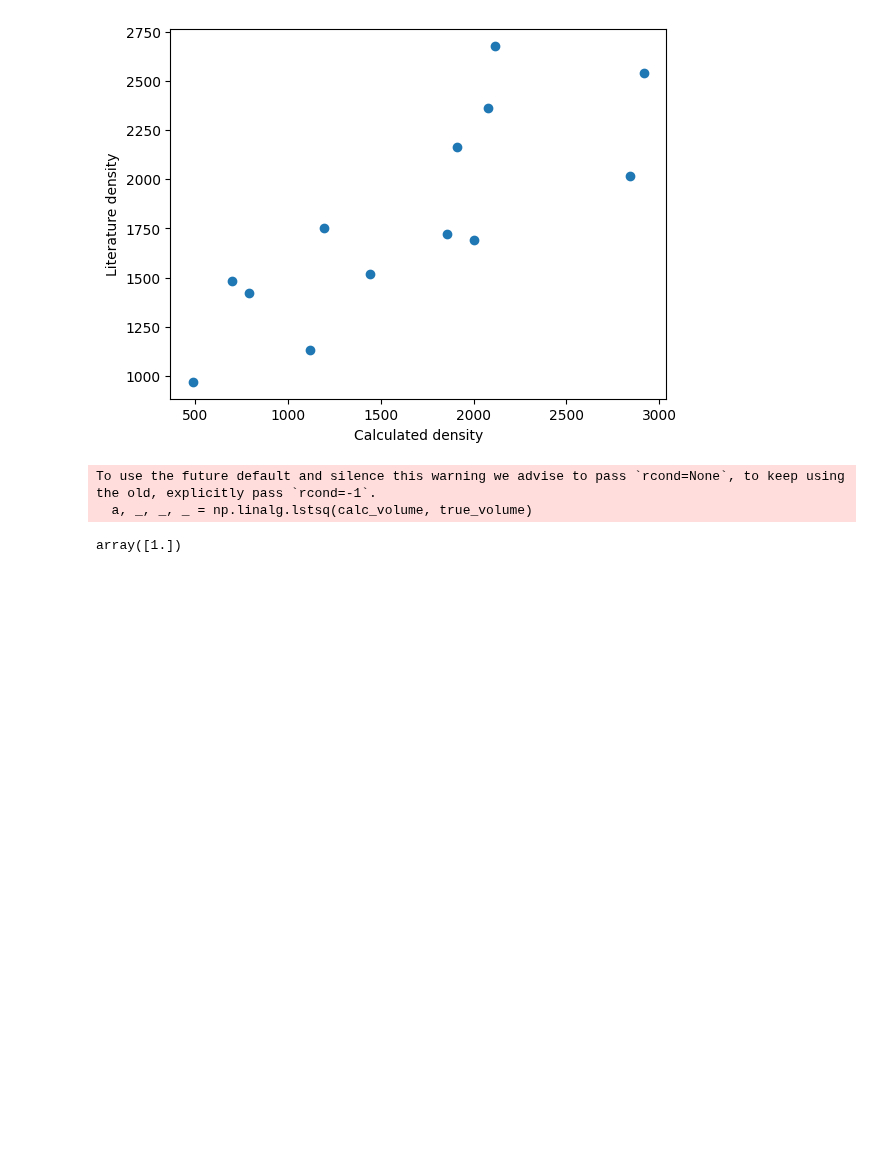
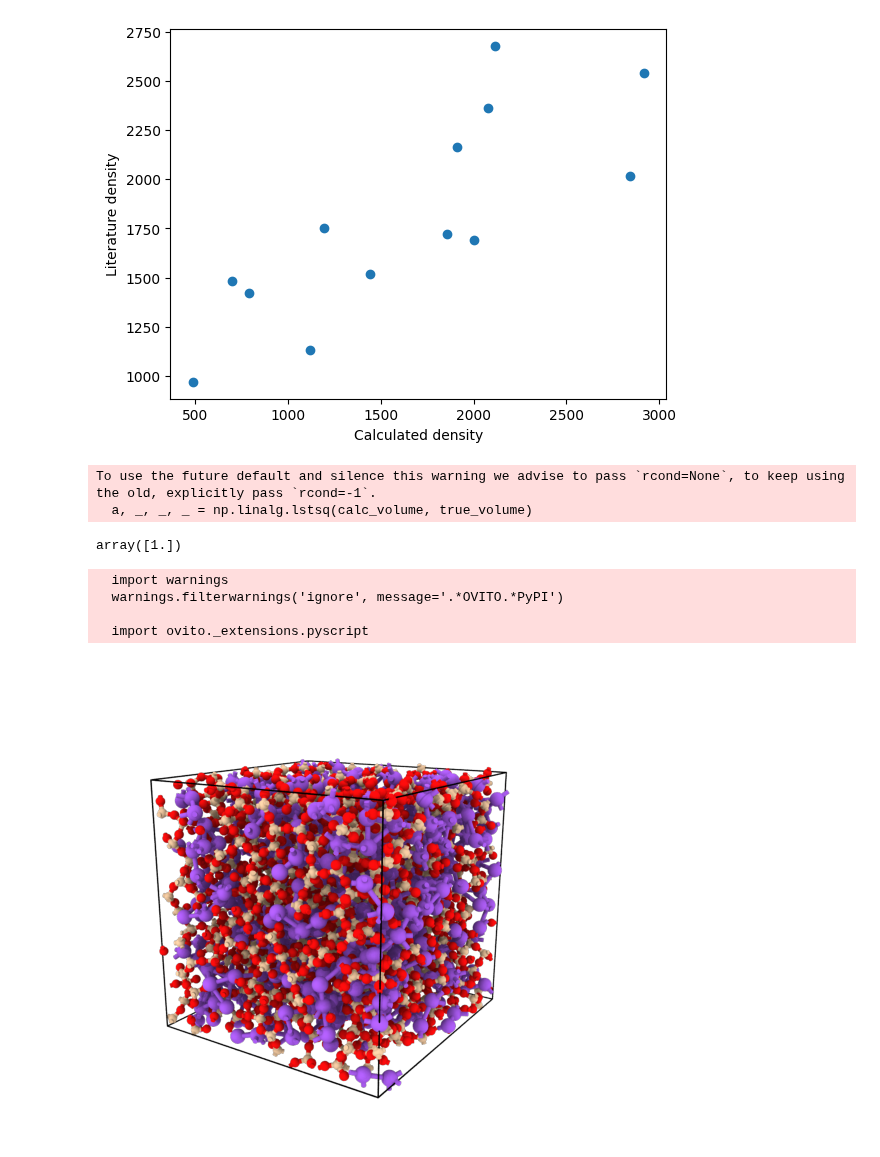
Before and after one commit to R-Chr/vitrum, a Jupyter notebook: test.ipynb, the cells around one changed output. Saved outputs shown, nothing was run; the diff lists cells and outputs as text; code cells hidden in the pictures; blank space fills up the shorter version.

```diff
--- a/test.ipynb
+++ b/test.ipynb
@@ -485,3 +485,19 @@ a
 To use the future default and silence this warning we advise to pass `rcond=None`, to keep using the old, explicitly pass `rcond=-1`.
   a, _, _, _ = np.linalg.lstsq(calc_volume, true_volume)
 array([1.])
+# %%
+from vitrum.visualization import Pipeline
+from vitrum.utility import correct_atom_types
+from ase.io import read
+import numpy as np
+atoms = read("examples/analysis/md.lammpstrj", index=":" , format="lammps-dump-text")
+correct_atom_types(atoms, {1: "Na", 2: "O", 3: "Si"})
+colors = [np.random.rand(1) for i in range(0, len(atoms[0]))]
+pipeline = Pipeline(atoms[0], radii={"Na":1, "Si": 0.6, "O": 0.6}, bonds={("Si", "O"): 2, ("Na", "Na"):4}, bond_width=0.6)
+pipeline.render(render_to="image")
+# %% [output]
+  import warnings
+  warnings.filterwarnings('ignore', message='.*OVITO.*PyPI')
+
+  import ovito._extensions.pyscript
+[figure, added]
```
Also changed, not shown: parts of 2 cells of this notebook, 9 other files.
